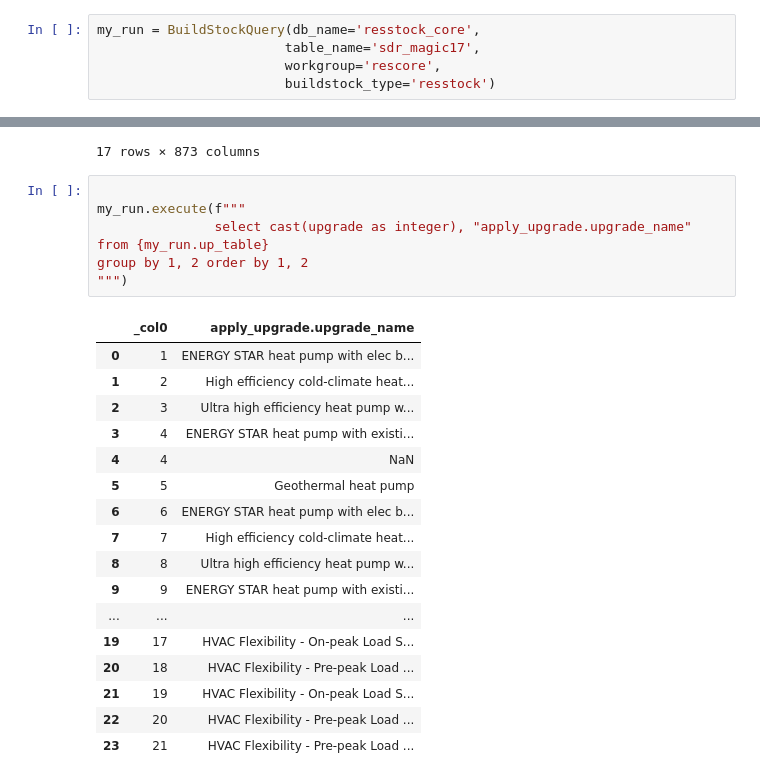
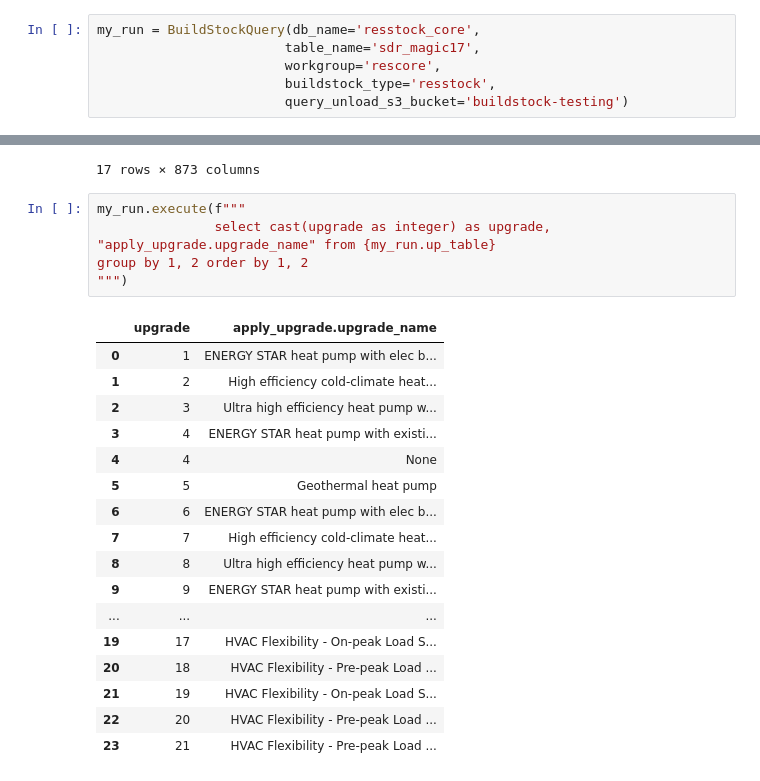
Before and after one commit to NREL/buildstock-query, a Jupyter notebook: example_usage/basic_usage.ipynb, the cells around one changed output, grey strips where cells are left out. Cells and saved outputs as stored; diff of their text form.

Commit message:
Accept athena unload s3 bucket argument

```diff
--- a/example_usage/basic_usage.ipynb
+++ b/example_usage/basic_usage.ipynb
@@ -9,7 +8,8 @@ import pandas as pd
 my_run = BuildStockQuery(db_name='resstock_core',
                         table_name='sdr_magic17',
                         workgroup='rescore',
-                        buildstock_type='resstock')
+                        buildstock_type='resstock',
+                        query_unload_s3_bucket='buildstock-testing')
 # %% [output]
 INFO:buildstock_query.query_core:Loading sdr_magic17 ...
 INFO:botocore.tokens:Loading cached SSO token for nrel-sso
@@ -118,18 +137,17 @@ up1_csv
 | 529000 | 2 | 0 | 2025-04-09 22:55:08 | 2025-04-09 22:58:19 | Success | True | ... |
 17 rows × 873 columns
 # %%
-
 my_run.execute(f"""
-               select cast(upgrade as integer), "apply_upgrade.upgrade_name" from {my_run.up_table}
+               select cast(upgrade as integer) as upgrade, "apply_upgrade.upgrade_name" from {my_run.up_table}
 group by 1, 2 order by 1, 2
 """)
 # %% [output]
-|  | _col0 | apply_upgrade.upgrade_name |
+|  | upgrade | apply_upgrade.upgrade_name |
 | 0 | 1 | ENERGY STAR heat pump with elec b... |
 | 1 | 2 | High efficiency cold-climate heat... |
 | 2 | 3 | Ultra high efficiency heat pump w... |
 | 3 | 4 | ENERGY STAR heat pump with existi... |
-| 4 | 4 | NaN |
+| 4 | 4 | None |
 | 5 | 5 | Geothermal heat pump |
 | 6 | 6 | ENERGY STAR heat pump with elec b... |
 | 7 | 7 | High efficiency cold-climate heat... |
```
Also changed, not shown: parts of 4 cells of this notebook, 4 other files.
